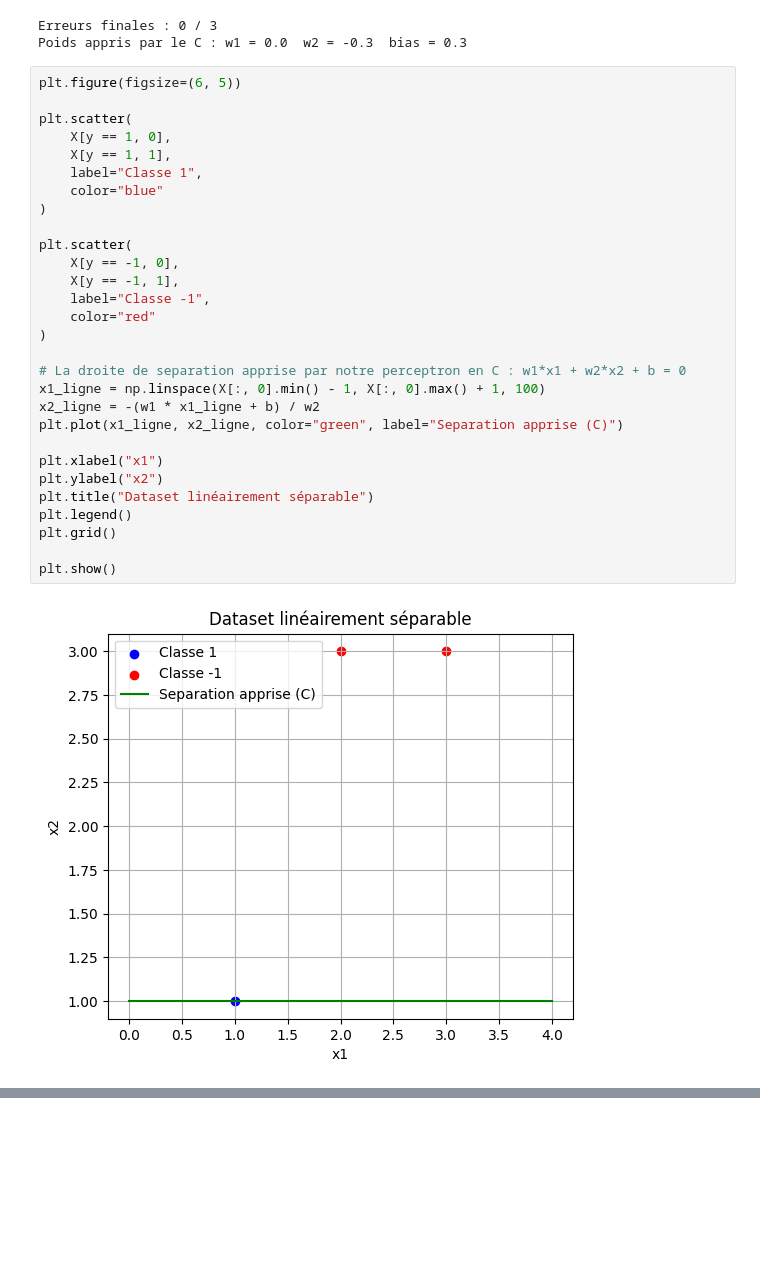
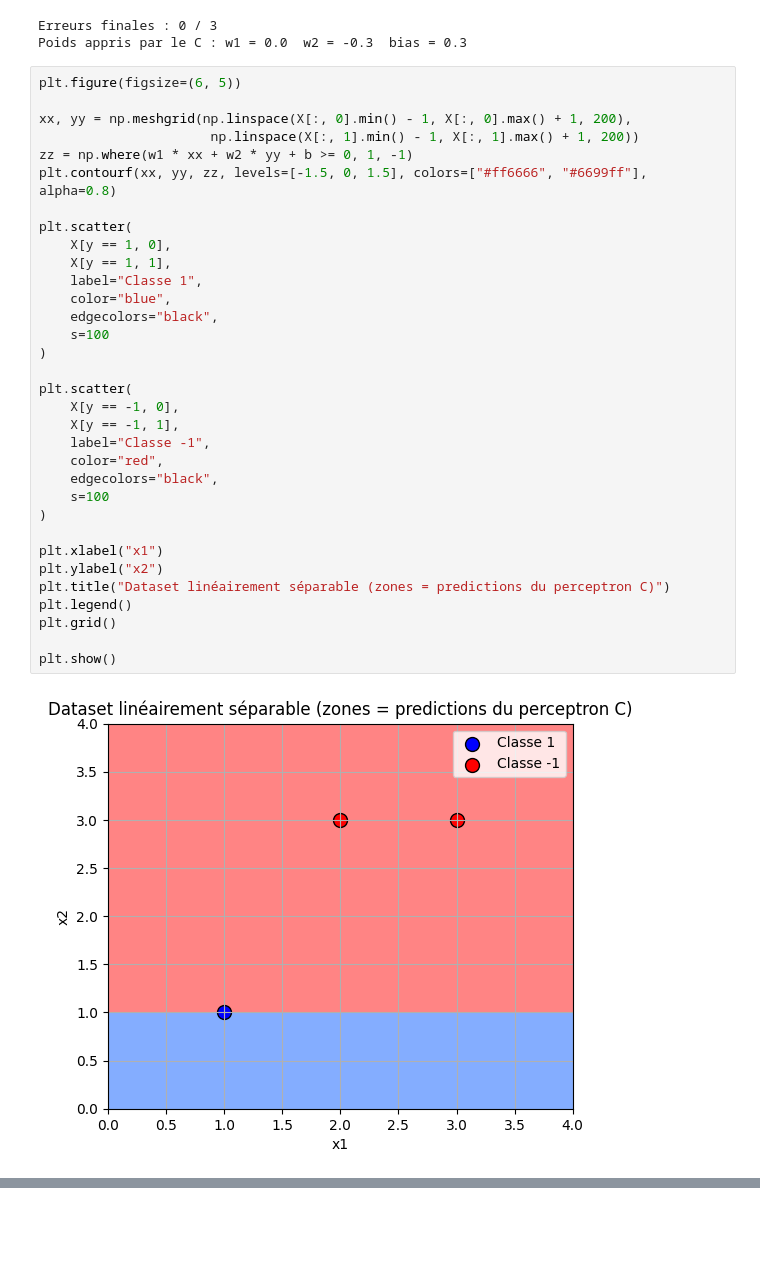
Before and after one commit to Helsy-3/Projet-annuel-3JIABD, a Jupyter notebook: projet.ipynb, the cells around one changed output, grey strips where cells are left out. Saved outputs shown, nothing was run; the diff lists cells and outputs as text; blank space fills up the shorter version.

```diff
--- a/projet.ipynb
+++ b/projet.ipynb
@@ -49,32 +45,36 @@ Erreurs finales : 0 / 3
 Poids appris par le C : w1 = 0.0  w2 = -0.3  bias = 0.3
 # %%
 plt.figure(figsize=(6, 5))
+
+xx, yy = np.meshgrid(np.linspace(X[:, 0].min() - 1, X[:, 0].max() + 1, 200),
+                      np.linspace(X[:, 1].min() - 1, X[:, 1].max() + 1, 200))
+zz = np.where(w1 * xx + w2 * yy + b >= 0, 1, -1)
+plt.contourf(xx, yy, zz, levels=[-1.5, 0, 1.5], colors=["#ff6666", "#6699ff"], alpha=0.8)
 
 plt.scatter(
     X[y == 1, 0],
     X[y == 1, 1],
     label="Classe 1",
-    color="blue"
+    color="blue",
+    edgecolors="black",
+    s=100
 )
 
 plt.scatter(
     X[y == -1, 0],
     X[y == -1, 1],
     label="Classe -1",
-    color="red"
+    color="red",
+    edgecolors="black",
+    s=100
 )
-
-# La droite de separation apprise par notre perceptron en C : w1*x1 + w2*x2 + b = 0
-x1_ligne = np.linspace(X[:, 0].min() - 1, X[:, 0].max() + 1, 100)
-x2_ligne = -(w1 * x1_ligne + b) / w2
-plt.plot(x1_ligne, x2_ligne, color="green", label="Separation apprise (C)")
 
 plt.xlabel("x1")
 plt.ylabel("x2")
-plt.title("Dataset linéairement séparable")
+plt.title("Dataset linéairement séparable (zones = predictions du perceptron C)")
 plt.legend()
 plt.grid()
 
 plt.show()
 # %% [output]
-[figure, old version]
+[figure, new version]
```
Also changed, not shown: parts of 14 cells of this notebook, 3 other files.
